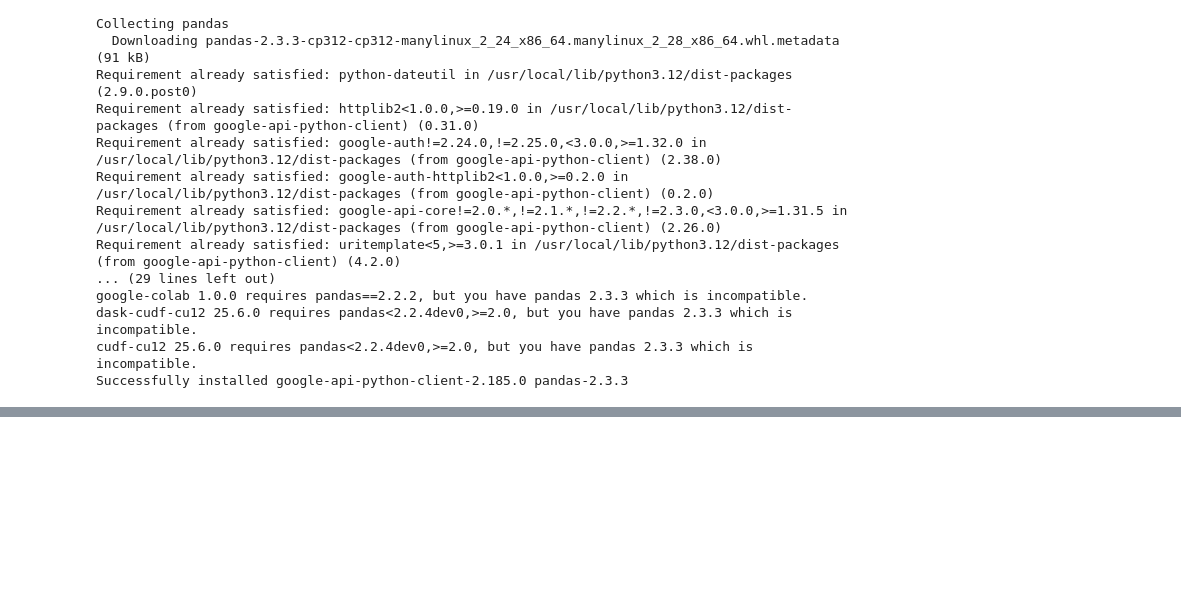
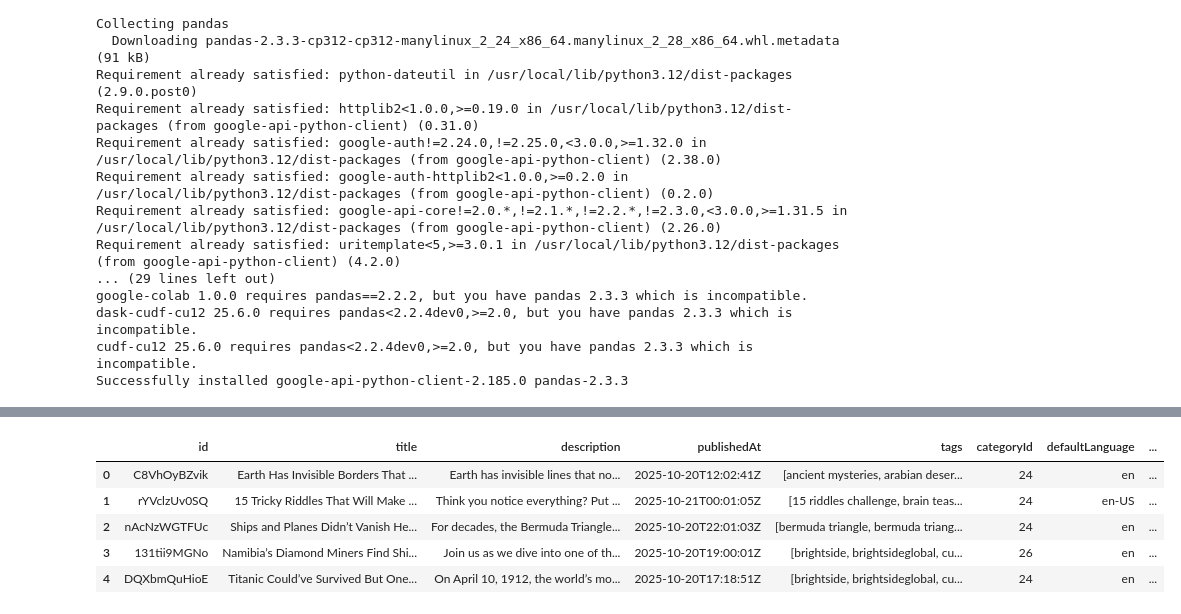
Before and after one commit to SodadasiSushanthi/INFOSYS-VIRTUAL-INTERNSHIP-6.0, a Jupyter notebook: Milestone_1.ipynb, the cells around one changed output, grey strips where cells are left out. Drawn from its saved outputs; the diff is of its cells as text; code cells hidden in the pictures; blank space fills up the shorter version.

```diff
--- a/Milestone_1.ipynb
+++ b/Milestone_1.ipynb
@@ -472,0 +639,93 @@ Sample rows:
+# %%
+from googleapiclient.discovery import build
+import pandas as pd
+import re
+from google.colab import drive
+
+# Mount Google Drive
+drive.mount('/content/drive')
+
+# Initialize YouTube API
+youtube = build("youtube", "v3", developerKey=API_KEY)
+
+# Convert ISO8601 duration to HH:MM:SS safely
+def iso8601_duration_to_hms(iso_duration):
+    if not iso_duration:
+        return ""
+    match = re.match(r"PT(?:(\d+)H)?(?:(\d+)M)?(?:(\d+)S)?", iso_duration)
+    if not match:
+        return ""
+    h = int(match.group(1)) if match.group(1) else 0
+    m = int(match.group(2)) if match.group(2) else 0
+    s = int(match.group(3)) if match.group(3) else 0
+    return f"{h:02d}:{m:02d}:{s:02d}"
+
+# Get uploads playlist ID for the channel
+channel_response = youtube.channels().list(
+    part="contentDetails,snippet,statistics",
+    id=CHANNEL_ID
+).execute()
+
+playlist_id = channel_response["items"][0]["contentDetails"]["relatedPlaylists"]["uploads"]
+channel_title = channel_response["items"][0]["snippet"]["title"]
+print(f"📺 Channel: {channel_title}")
+
+# Fetch at least 50 video IDs (loop through pages)
+video_ids = []
+next_page_token = None
+while len(video_ids) < 50:
+    playlist_response = youtube.playlistItems().list(
+        part="contentDetails",
+        playlistId=playlist_id,
+        maxResults=50,
+        pageToken=next_page_token
+    ).execute()
+
+    video_ids += [item["contentDetails"]["videoId"] for item in playlist_response["items"]]
+    next_page_token = playlist_response.get("nextPageToken")
+    if not next_page_token:
+        break
+
+video_ids = video_ids[:50]  # ensure exactly 50
+print(f"✅ Total Video IDs Fetched: {len(video_ids)}")
+
+# Fetch video details for these IDs
+videos_data = []
+for i in range(0, len(video_ids), 50):
+    video_response = youtube.videos().list(
+        part="snippet,contentDetails,statistics,status",
+        id=",".join(video_ids[i:i+50])
+    ).execute()
+
+    for item in video_response.get("items", []):
+        snip = item["snippet"]
+        cont = item.get("contentDetails", {})
+        stats = item.get("statistics", {})
+        status = item.get("status", {})
+
+        videos_data.append({
+            "id": item["id"],
+            "title": snip.get("title"),
+            "description": snip.get("description"),
+            "publishedAt": snip.get("publishedAt"),
+            "tags": snip.get("tags"),
+            "categoryId": snip.get("categoryId"),
+            "defaultLanguage": snip.get("defaultLanguage"),
+            "defaultAudioLanguage": snip.get("defaultAudioLanguage"),
+            "thumbnail": snip.get("thumbnails", {}).get("high", {}).get("url"),
+            "duration": iso8601_duration_to_hms(cont.get("duration")),
+            "viewCount": stats.get("viewCount"),
+            "likeCount": stats.get("likeCount"),
+            "commentCount": stats.get("commentCount"),
+            "privacyStatus": status.get("privacyStatus")
+        })
+
+# Convert to DataFrame and save
+df = pd.DataFrame(videos_data)
+csv_path = "/content/drive/MyDrive/bright_side_50_videos.csv"
+df.to_csv(csv_path, index=False)
+
+print(f"📁 CSV File Saved Successfully: {csv_path}")
+print(f"✅ Total Videos Fetched and Saved: {len(df)}")
+df.head()
+# %% [output]
@@ -472,0 +737,6 @@ Sample rows:
+|  | id | title | description | publishedAt | tags | categoryId | defaultLanguage | ... |
+| 0 | C8VhOyBZvik | Earth Has Invisible Borders That ... | Earth has invisible lines that no... | 2025-10-20T12:02:41Z | [ancient mysteries, arabian deser... | 24 | en | ... |
+| 1 | rYVclzUv0SQ | 15 Tricky Riddles That Will Make ... | Think you notice everything? Put ... | 2025-10-21T00:01:05Z | [15 riddles challenge, brain teas... | 24 | en-US | ... |
+| 2 | nAcNzWGTFUc | Ships and Planes Didn’t Vanish He... | For decades, the Bermuda Triangle... | 2025-10-20T22:01:03Z | [bermuda triangle, bermuda triang... | 24 | en | ... |
+| 3 | 131tii9MGNo | Namibia’s Diamond Miners Find Shi... | Join us as we dive into one of th... | 2025-10-20T19:00:01Z | [brightside, brightsideglobal, cu... | 26 | en | ... |
+| 4 | DQXbmQuHioE | Titanic Could’ve Survived But One... | On April 10, 1912, the world’s mo... | 2025-10-20T17:18:51Z | [brightside, brightsideglobal, cu... | 24 | en | ... |
```
Also changed, not shown: parts of 2 cells of this notebook.
